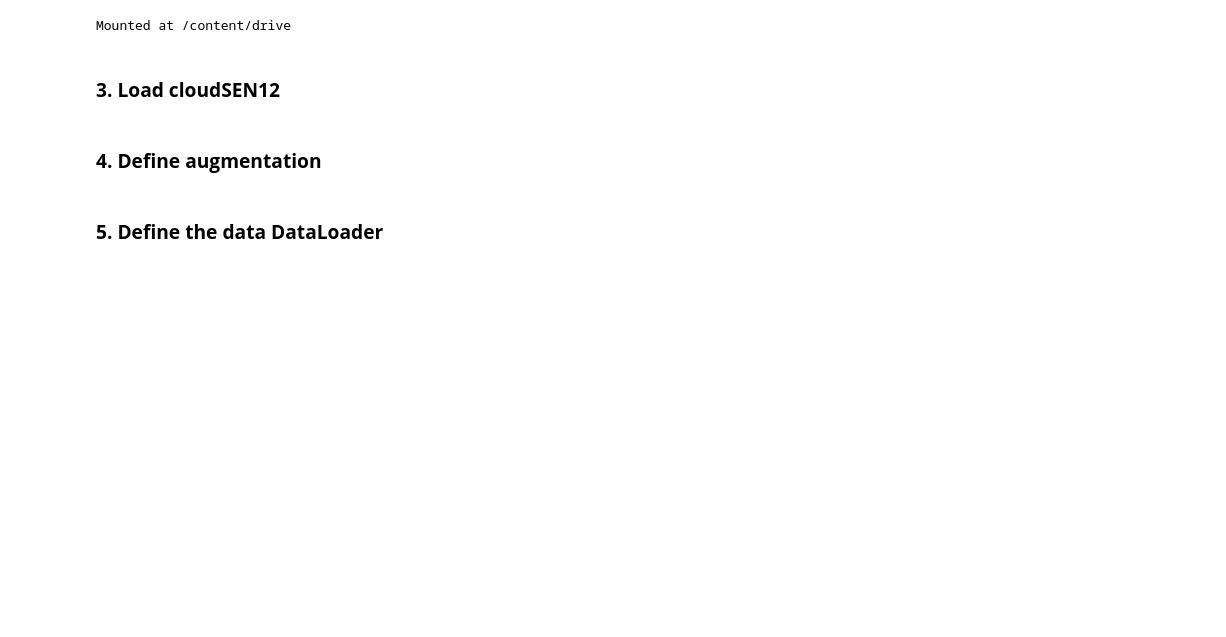
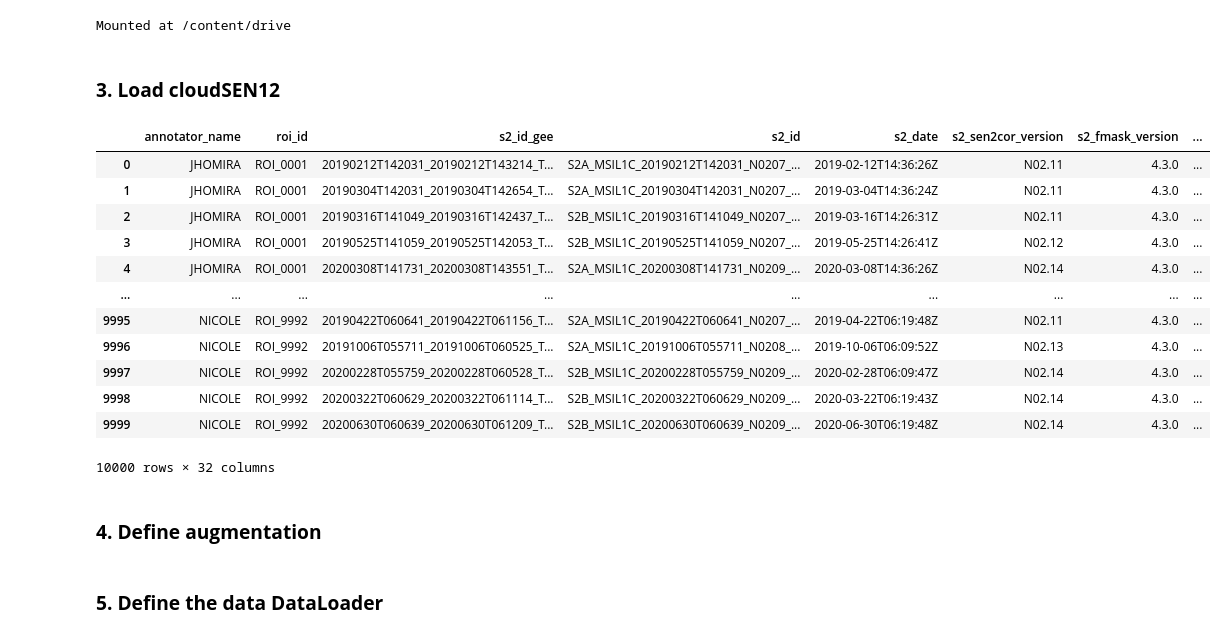
Before and after one commit to cloudsen12/examples, a Jupyter notebook: example03.ipynb, the cells around one changed output. Saved outputs shown, nothing was run; the diff lists cells and outputs as text; code cells hidden in the pictures; blank space fills up the shorter version.

```diff
--- a/example03.ipynb
+++ b/example03.ipynb
@@ -81,3 +55,24 @@ DATASET = [train_db, val_db, test_db]
+# %%
+import pandas as pd
+
+# load the dataset
+dataset_metadata = pd.read_csv("/content/drive/MyDrive/version01/cloudsen12_metadata.csv")
+dataset_metadata_high = dataset_metadata[dataset_metadata["label_type"] == "high"]
+dataset_metadata_high
+# %% [output]
+|  | annotator_name | roi_id | s2_id_gee | s2_id | s2_date | s2_sen2cor_version | s2_fmask_version | ... |
+| 0 | JHOMIRA | ROI_0001 | 20190212T142031_20190212T143214_T... | S2A_MSIL1C_20190212T142031_N0207_... | 2019-02-12T14:36:26Z | N02.11 | 4.3.0 | ... |
+| 1 | JHOMIRA | ROI_0001 | 20190304T142031_20190304T142654_T... | S2A_MSIL1C_20190304T142031_N0207_... | 2019-03-04T14:36:24Z | N02.11 | 4.3.0 | ... |
+| 2 | JHOMIRA | ROI_0001 | 20190316T141049_20190316T142437_T... | S2B_MSIL1C_20190316T141049_N0207_... | 2019-03-16T14:26:31Z | N02.11 | 4.3.0 | ... |
+| 3 | JHOMIRA | ROI_0001 | 20190525T141059_20190525T142053_T... | S2B_MSIL1C_20190525T141059_N0207_... | 2019-05-25T14:26:41Z | N02.12 | 4.3.0 | ... |
+| 4 | JHOMIRA | ROI_0001 | 20200308T141731_20200308T143551_T... | S2A_MSIL1C_20200308T141731_N0209_... | 2020-03-08T14:36:26Z | N02.14 | 4.3.0 | ... |
+| ... | ... | ... | ... | ... | ... | ... | ... | ... |
+| 9995 | NICOLE | ROI_9992 | 20190422T060641_20190422T061156_T... | S2A_MSIL1C_20190422T060641_N0207_... | 2019-04-22T06:19:48Z | N02.11 | 4.3.0 | ... |
+| 9996 | NICOLE | ROI_9992 | 20191006T055711_20191006T060525_T... | S2A_MSIL1C_20191006T055711_N0208_... | 2019-10-06T06:09:52Z | N02.13 | 4.3.0 | ... |
+| 9997 | NICOLE | ROI_9992 | 20200228T055759_20200228T060528_T... | S2B_MSIL1C_20200228T055759_N0209_... | 2020-02-28T06:09:47Z | N02.14 | 4.3.0 | ... |
+| 9998 | NICOLE | ROI_9992 | 20200322T060629_20200322T061114_T... | S2B_MSIL1C_20200322T060629_N0209_... | 2020-03-22T06:19:43Z | N02.14 | 4.3.0 | ... |
+| 9999 | NICOLE | ROI_9992 | 20200630T060639_20200630T061209_T... | S2B_MSIL1C_20200630T060639_N0209_... | 2020-06-30T06:19:48Z | N02.14 | 4.3.0 | ... |
+10000 rows × 32 columns
 # %% [markdown]
 ### **4. Define augmentation**
 # %%
```
Also changed, not shown: parts of 10 cells of this notebook.
